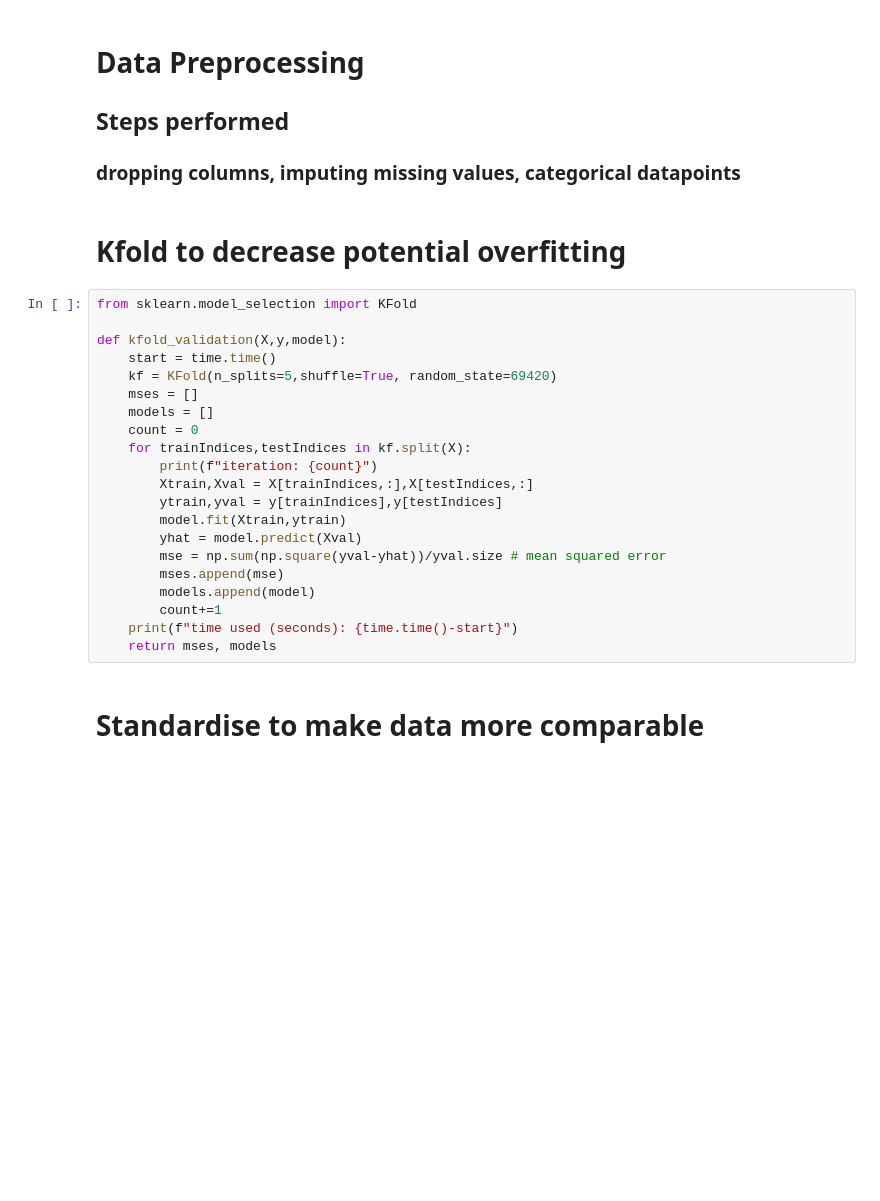
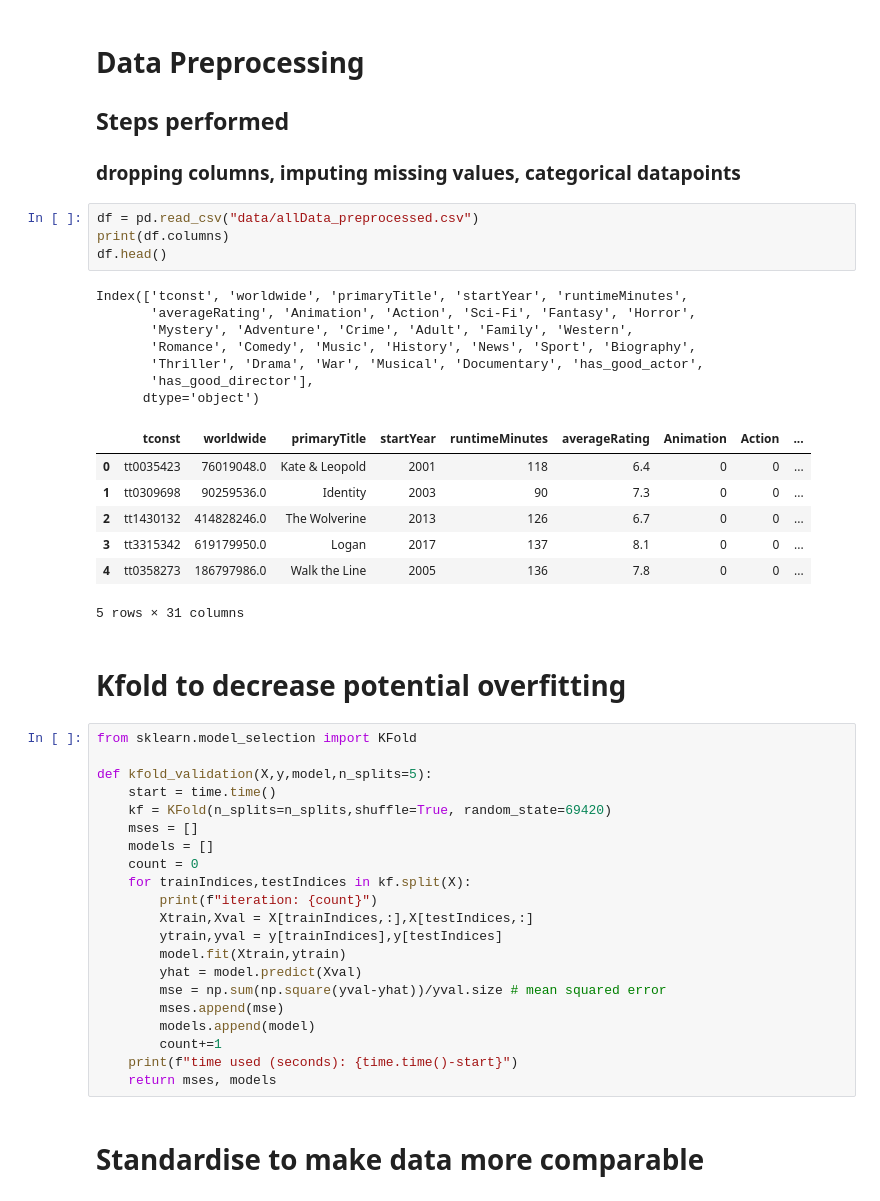
Before and after one commit to moerfii/BigDataAnalytics, a Jupyter notebook: BigDataAnalytics.ipynb, the cells around one changed output. Saved outputs shown, nothing was run; the diff lists cells and outputs as text; blank space fills up the shorter version.

Commit message:
first models

```diff
--- a/BigDataAnalytics.ipynb
+++ b/BigDataAnalytics.ipynb
@@ -398,14 +368,33 @@ array(['Breckin Meyer', 'Cathy Konrad', 'David Brenner', 'Hugh Jackman',
 ## Steps performed
 
 ### dropping columns, imputing missing values, categorical datapoints
+# %%
+df = pd.read_csv("data/allData_preprocessed.csv")
+print(df.columns)
+df.head()
+# %% [output]
+Index(['tconst', 'worldwide', 'primaryTitle', 'startYear', 'runtimeMinutes',
+       'averageRating', 'Animation', 'Action', 'Sci-Fi', 'Fantasy', 'Horror',
+       'Mystery', 'Adventure', 'Crime', 'Adult', 'Family', 'Western',
+       'Romance', 'Comedy', 'Music', 'History', 'News', 'Sport', 'Biography',
+       'Thriller', 'Drama', 'War', 'Musical', 'Documentary', 'has_good_actor',
+       'has_good_director'],
+      dtype='object')
+|  | tconst | worldwide | primaryTitle | startYear | runtimeMinutes | averageRating | Animation | Action | ... |
+| 0 | tt0035423 | 76019048.0 | Kate & Leopold | 2001 | 118 | 6.4 | 0 | 0 | ... |
+| 1 | tt0309698 | 90259536.0 | Identity | 2003 | 90 | 7.3 | 0 | 0 | ... |
+| 2 | tt1430132 | 414828246.0 | The Wolverine | 2013 | 126 | 6.7 | 0 | 0 | ... |
+| 3 | tt3315342 | 619179950.0 | Logan | 2017 | 137 | 8.1 | 0 | 0 | ... |
+| 4 | tt0358273 | 186797986.0 | Walk the Line | 2005 | 136 | 7.8 | 0 | 0 | ... |
+5 rows × 31 columns
 # %% [markdown]
 # Kfold to decrease potential overfitting
 # %%
 from sklearn.model_selection import KFold
 
-def kfold_validation(X,y,model):
+def kfold_validation(X,y,model,n_splits=5):
     start = time.time()
-    kf = KFold(n_splits=5,shuffle=True, random_state=69420)
+    kf = KFold(n_splits=n_splits,shuffle=True, random_state=69420)
     mses = []
     models = []
     count = 0
```
Also changed, not shown: parts of 19 cells of this notebook.
